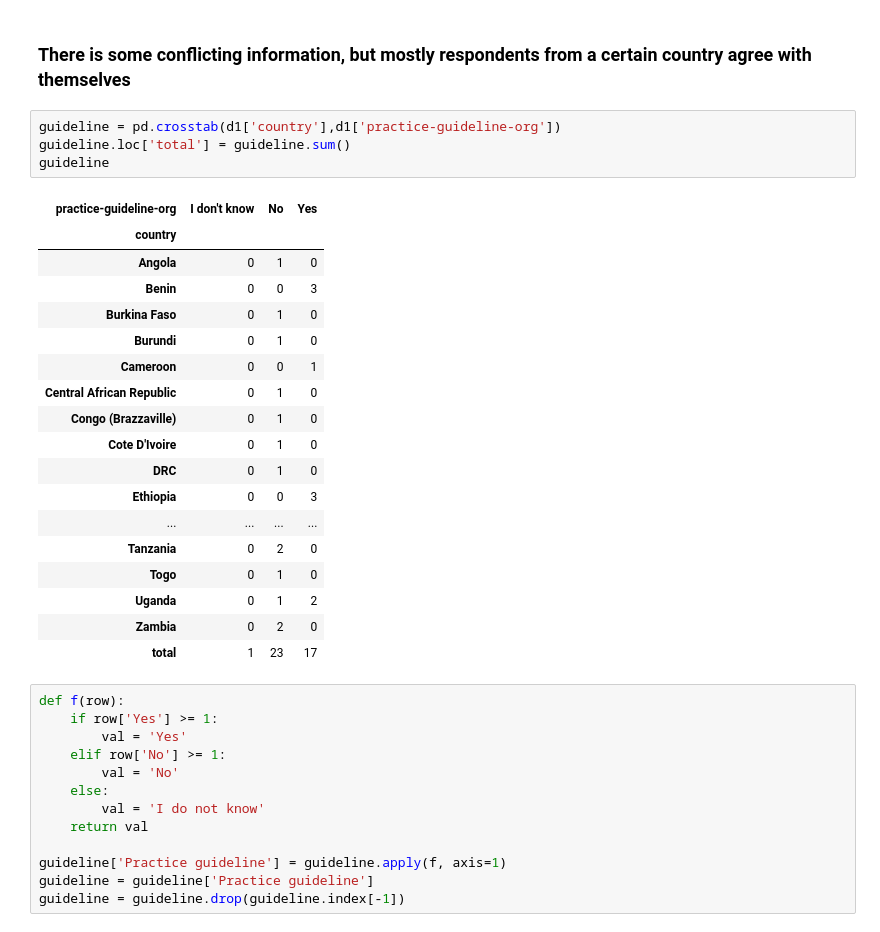
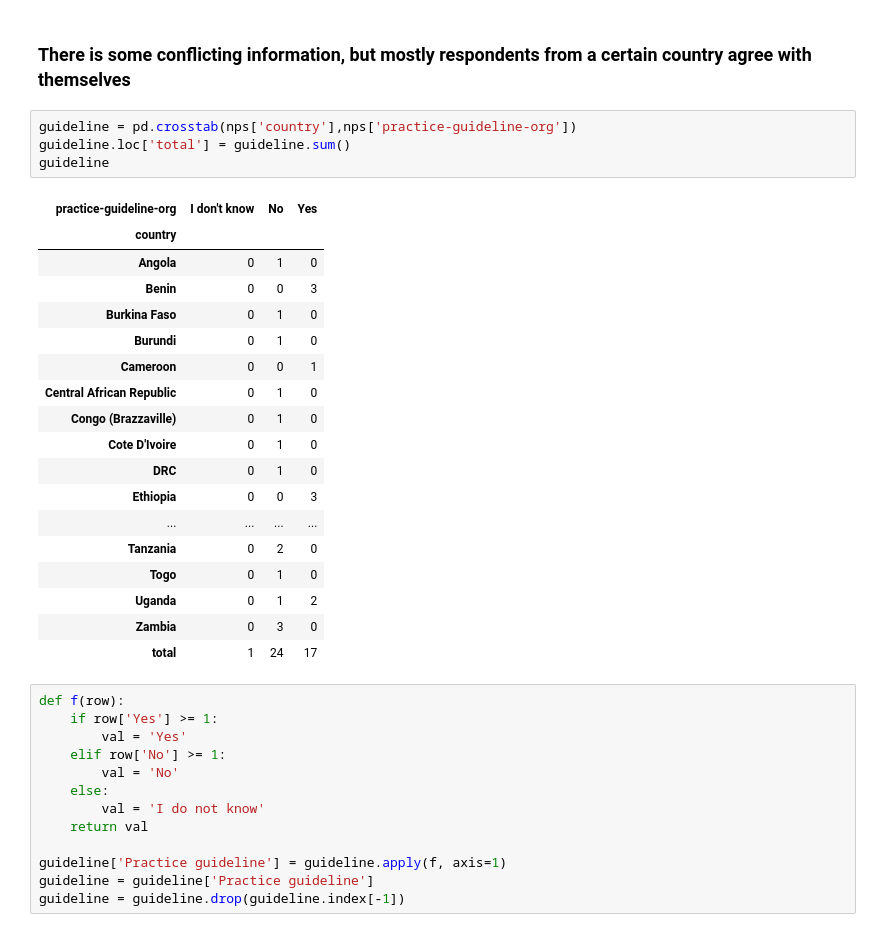
Before and after one commit to lawtj/npa, a Jupyter notebook: npa data.ipynb, the cells around one changed output. Drawn from its saved outputs; the diff is of its cells as text.

```diff
--- a/npa data.ipynb
+++ b/npa data.ipynb
@@ -402,28 +404,28 @@ Text(0.5,1,'Mean duration of training, by degree given')
 # %% [markdown]
 ### There is some conflicting information, but mostly respondents from a certain country agree with themselves
 # %%
-guideline = pd.crosstab(d1['country'],d1['practice-guideline-org'])
+guideline = pd.crosstab(nps['country'],nps['practice-guideline-org'])
 guideline.loc['total'] = guideline.sum()
 guideline
 # %% [output]
 | practice-guideline-org | I don't know | No | Yes |
 | country |  |  |  |
 | Angola | 0 | 1 | 0 |
 | Benin | 0 | 0 | 3 |
 | Burkina Faso | 0 | 1 | 0 |
 | Burundi | 0 | 1 | 0 |
 | Cameroon | 0 | 0 | 1 |
 | Central African Republic | 0 | 1 | 0 |
 | Congo (Brazzaville) | 0 | 1 | 0 |
 | Cote D'Ivoire | 0 | 1 | 0 |
 | DRC | 0 | 1 | 0 |
 | Ethiopia | 0 | 0 | 3 |
 | ... | ... | ... | ... |
 | Tanzania | 0 | 2 | 0 |
 | Togo | 0 | 1 | 0 |
 | Uganda | 0 | 1 | 2 |
-| Zambia | 0 | 2 | 0 |
-| total | 1 | 23 | 17 |
+| Zambia | 0 | 3 | 0 |
+| total | 1 | 24 | 17 |
 # %%
 def f(row):
     if row['Yes'] >= 1:
```
Also changed, not shown: parts of 23 cells of this notebook.
